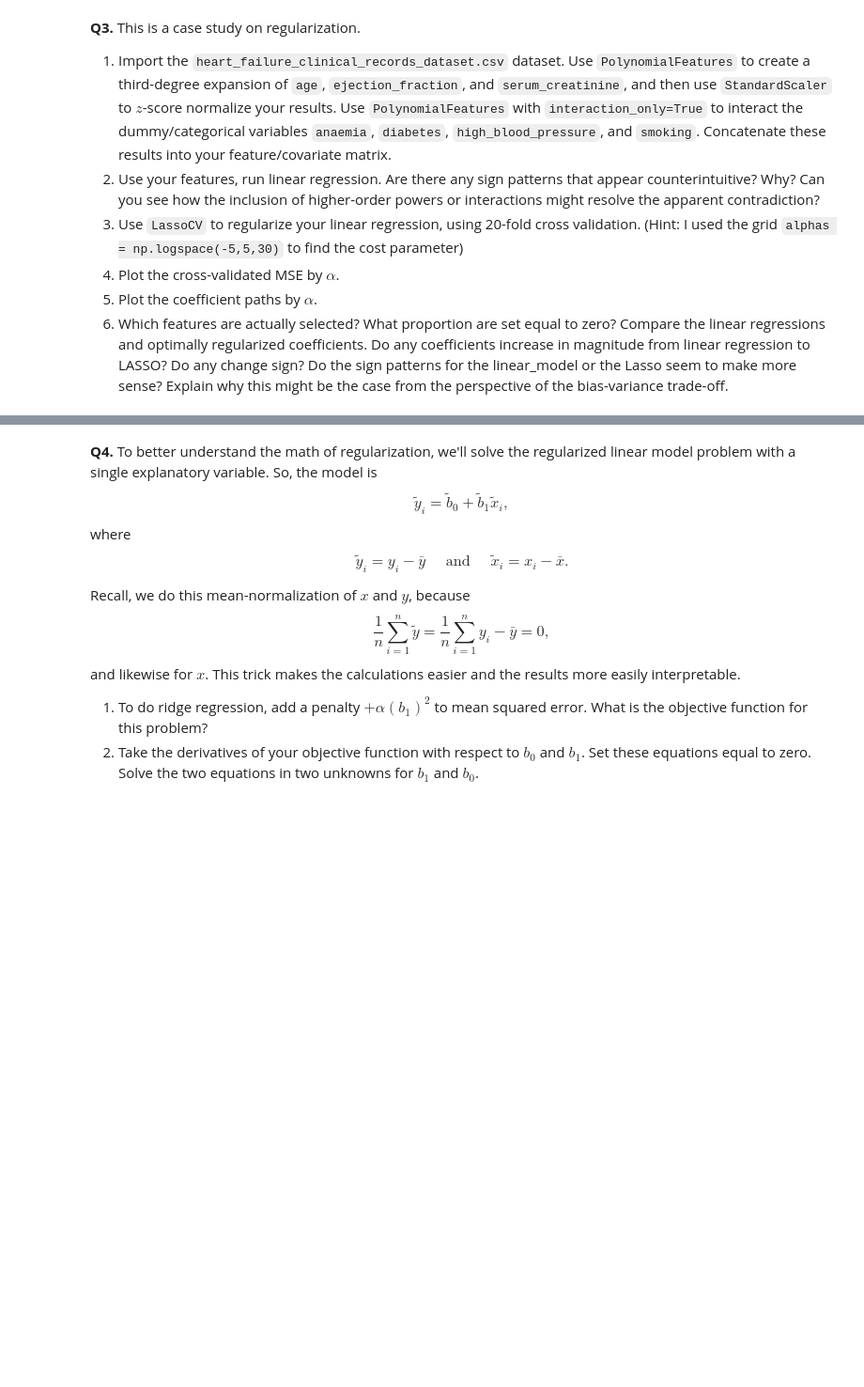
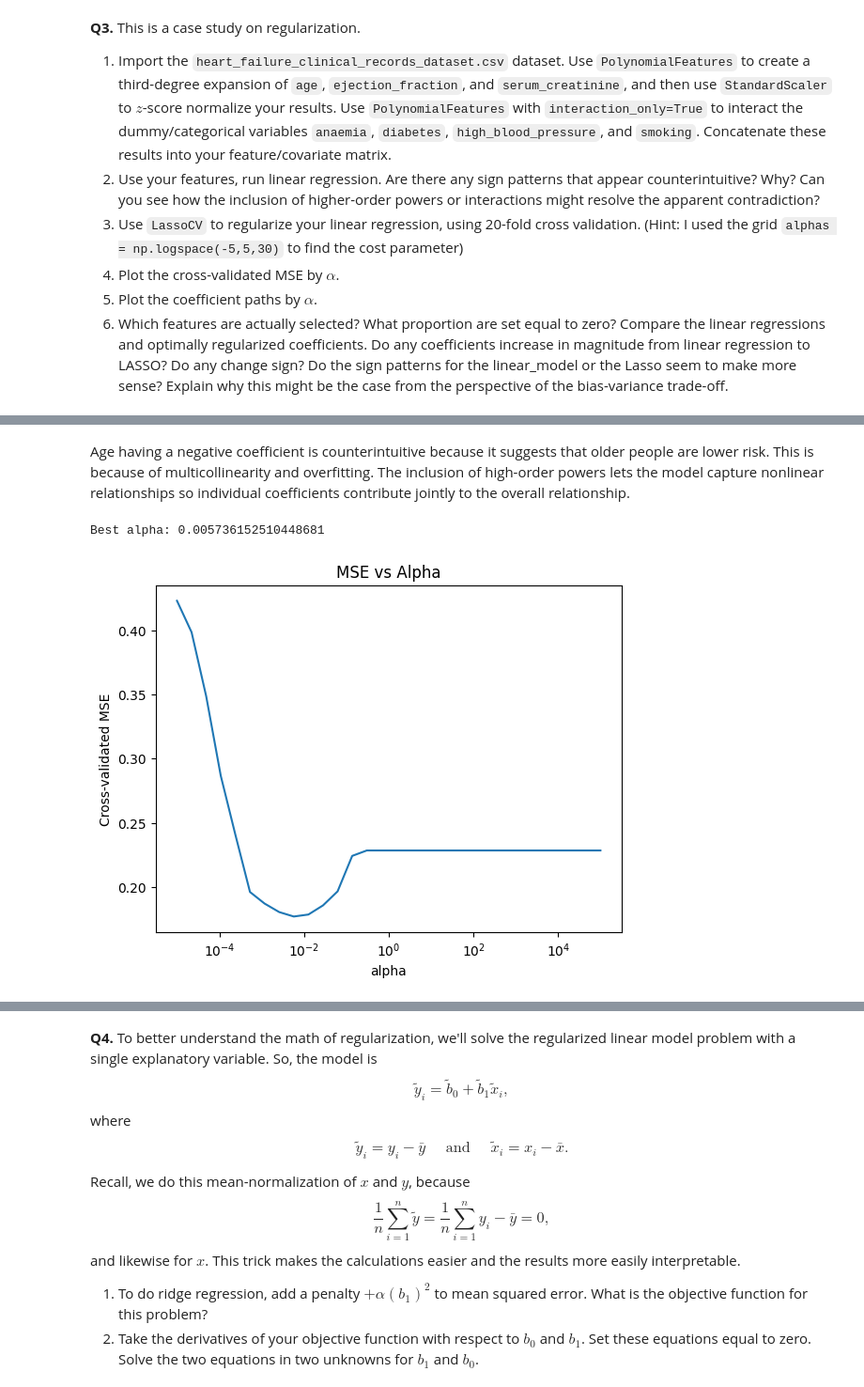
Before and after one commit to kayleendo/programming, a Jupyter notebook: assignment/04_assignment_regularization.ipynb, the cells around one changed output, grey strips where cells are left out. Shown at 94% size. Cells and saved outputs as stored; diff of their text form; code cells hidden in the pictures; blank space fills up the shorter version.

```diff
--- a/assignment/04_assignment_regularization.ipynb
+++ b/assignment/04_assignment_regularization.ipynb
@@ -192,0 +217,7 @@ In general, coefficients decrease in magnitude. Age^3 changes its sign from nega
+# %%
+# 2
+linreg = LinearRegression()
+linreg.fit(X, y)
+
+lin_coefs = pd.Series(linreg.coef_, index=feature_names)
+print(lin_coefs.sort_values())
@@ -192,0 +242,25 @@ In general, coefficients decrease in magnitude. Age^3 changes its sign from nega
+# %% [markdown]
+Age having a negative coefficient is counterintuitive because it suggests that older people are lower risk. This is because of multicollinearity and overfitting. The inclusion of high-order powers lets the model capture nonlinear relationships so individual coefficients contribute jointly to the overall relationship.
+# %%
+# 3
+alphas = np.logspace(-5, 5, 30)
+
+lasso = LassoCV(alphas=alphas, cv=20, max_iter=100000)
+lasso.fit(X, y)
+
+print("Best alpha:", lasso.alpha_)
+# %% [output]
+Best alpha: 0.005736152510448681
+# %%
+# 4
+mse_path = lasso.mse_path_.mean(axis=1)
+
+plt.figure()
+plt.plot(lasso.alphas_, mse_path)
+plt.xscale('log')
+plt.xlabel("alpha")
+plt.ylabel("Cross-validated MSE")
+plt.title("MSE vs Alpha")
+plt.show()
+# %% [output]
+[figure, added]
```
Also changed, not shown: parts of 6 cells of this notebook.
